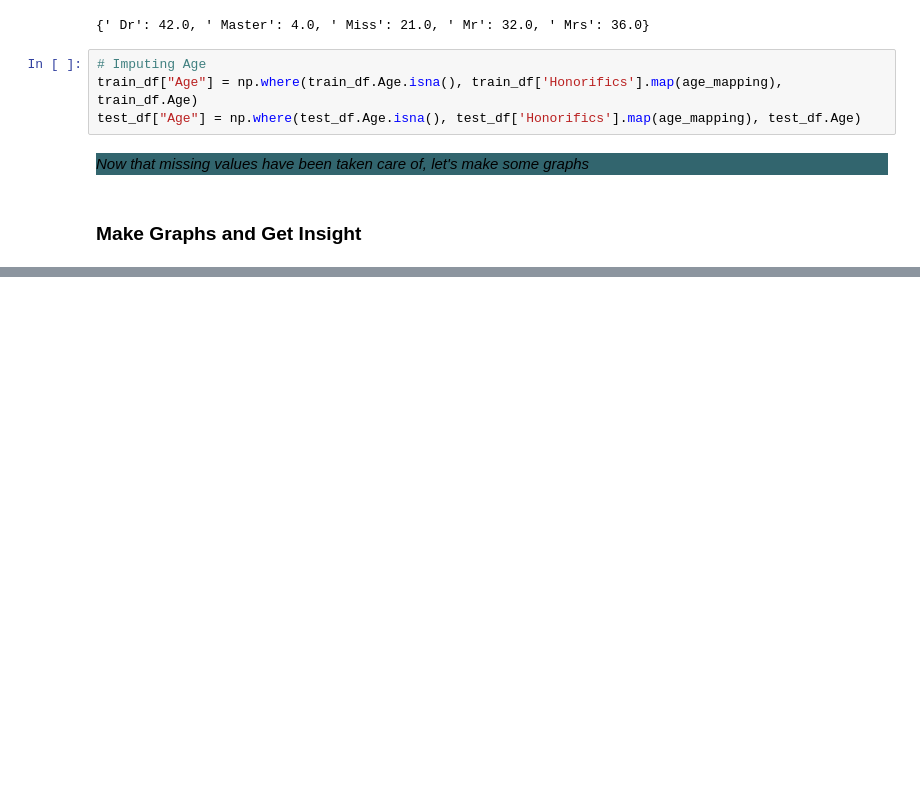
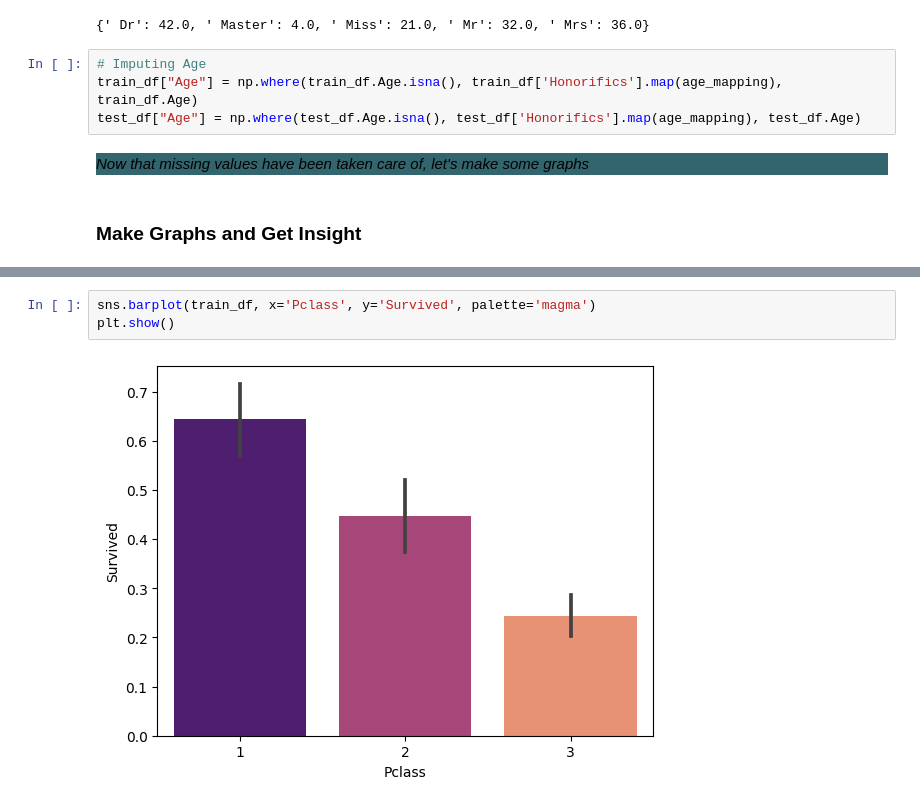
Before and after one commit to GiorgiChkhitunidze/Would-you-survive-sinking-of-the-Titanic, a Jupyter notebook: main.ipynb, the cells around one changed output, grey strips where cells are left out. Saved outputs shown, nothing was run; the diff lists cells and outputs as text; blank space fills up the shorter version.

```diff
--- a/main.ipynb
+++ b/main.ipynb
@@ -163,0 +172,5 @@ sns.
+# %%
+sns.barplot(train_df, x='Pclass', y='Survived', palette='magma')
+plt.show()
+# %% [output]
+[figure, added]
```
Also changed, not shown: parts of 2 cells of this notebook.
